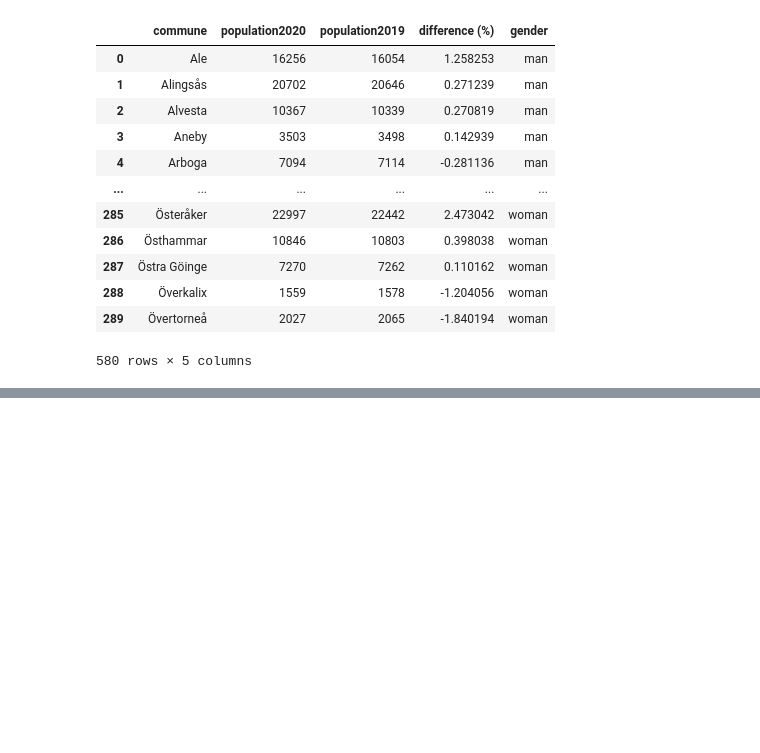
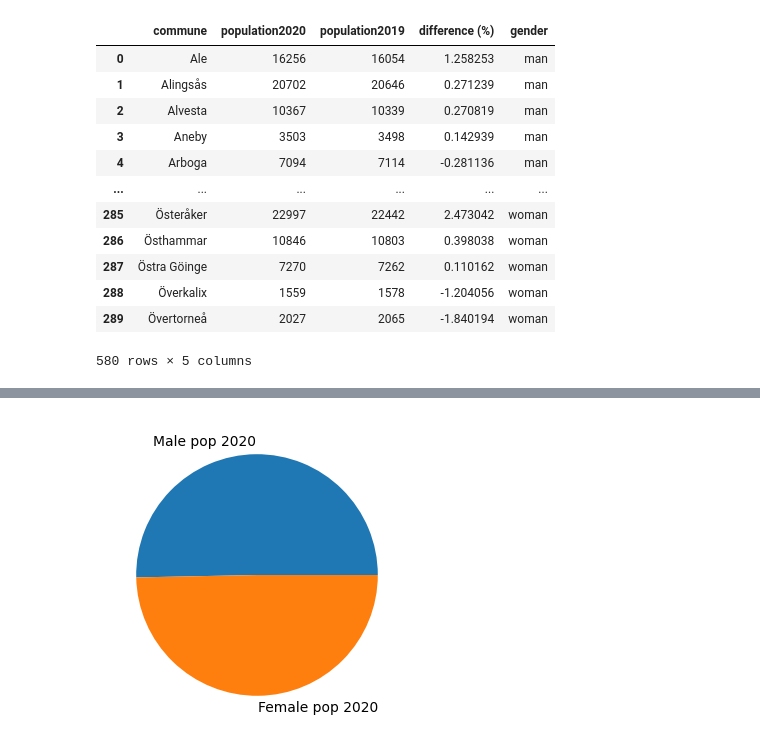
Before and after one commit to jwiegert/databehandling-joachim-wiegert, a Jupyter notebook: exercises/ex00_pandasbasics.ipynb, the cells around one changed output, grey strips where cells are left out. Drawn from its saved outputs; the diff is of its cells as text; code cells hidden in the pictures; blank space fills up the shorter version.

```diff
--- a/exercises/ex00_pandasbasics.ipynb
+++ b/exercises/ex00_pandasbasics.ipynb
@@ -282,0 +325,20 @@ df_cities_totalmerge.sort_values(by="total pop 2020", ascending=False)
+# %%
+# pie chart of total male and female population in sweden in 2020
+# Only need number of men and number of women, so the sum of each.
+
+# Similar as above, extract male/female populations and take the sum
+malepop2020 = df_cities_totalmerge.loc[
+    df_cities_totalmerge["gender"] == "man"
+    ][["population2020"]].sum()
+
+femalepop2020 = df_cities_totalmerge.loc[
+    df_cities_totalmerge["gender"] == "woman"
+    ][["population2020"]].sum(
+    ).rename({})
+
+fig,ax = plt.figure(dpi=100, facecolor='white'), plt.axes()
+ax.pie(
+    [malepop2020["population2020"], femalepop2020["population2020"]],
+    labels=["Male pop 2020", "Female pop 2020"]);
+# %% [output]
+[figure, added]
```
Also changed, not shown: parts of 4 cells of this notebook.
